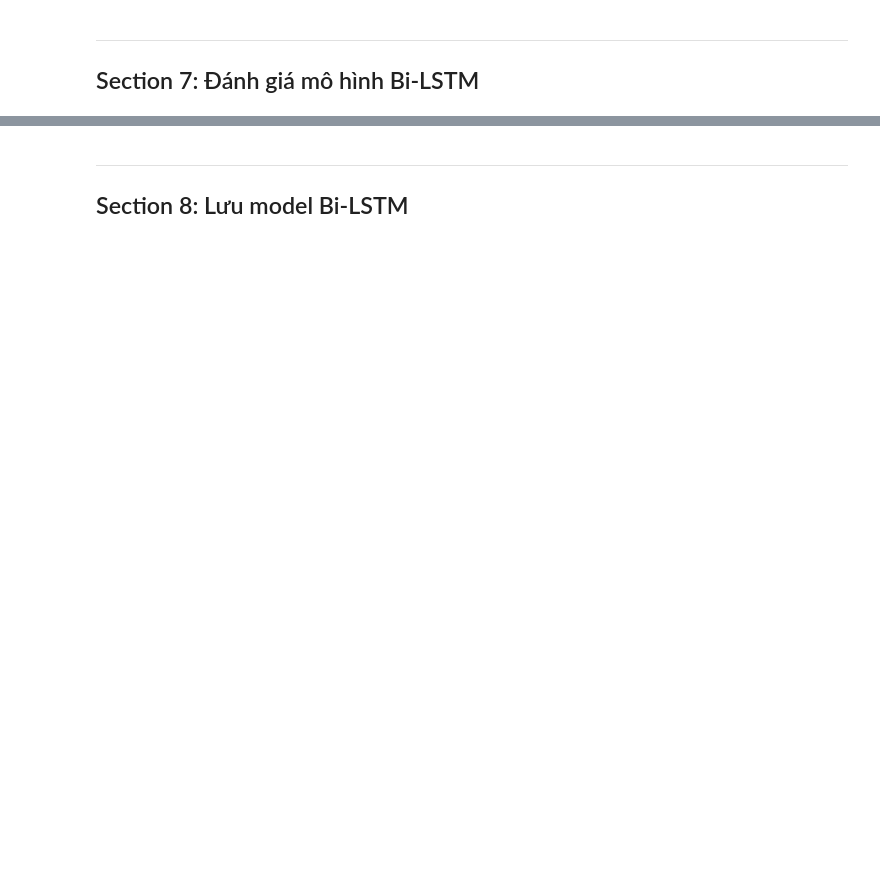
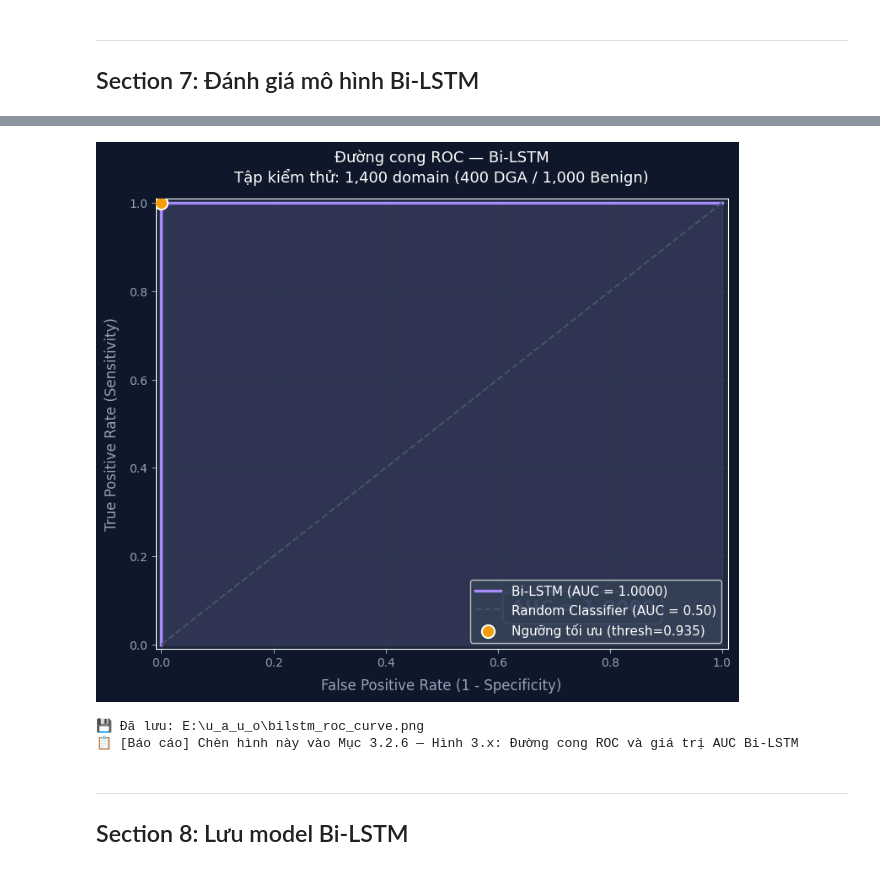
Before and after one commit to khaihuynh2409/u_a_u_o, a Jupyter notebook: train_models.ipynb, the cells around one changed output, grey strips where cells are left out. Drawn from its saved outputs; the diff is of its cells as text; code cells hidden in the pictures; blank space fills up the shorter version.

```diff
--- a/train_models.ipynb
+++ b/train_models.ipynb
@@ -1070,7 +1234,13 @@ else:
         Dense(1, activation='sigmoid', name='output'),
     ])
 
-    bilstm_model.compile(optimizer='adam', loss='binary_crossentropy', metrics=['accuracy'])
+    from tensorflow.keras.optimizers import Adam
+    bilstm_model.compile(
+        optimizer=Adam(learning_rate=0.001),
+        loss='binary_crossentropy',
+        metrics=['accuracy']
+    )
+    bilstm_model.build(input_shape=(None, MAX_LEN))  # Keras 3.x: build trước count_params
     bilstm_model.summary()
     print(f'\n📊 Tổng tham số: {bilstm_model.count_params():,}')
     print(f'📋 [Báo cáo Bảng 3.5] — Số tham số thực tế = {bilstm_model.count_params():,}')
@@ -1183,3 +1419,73 @@ if TF_AVAILABLE:
+# %%
+# ============================================================
+# 7.2b — Đường cong ROC Bi-LSTM (Hình 3.x cho báo cáo)
+# ============================================================
+if TF_AVAILABLE:
+    from sklearn.metrics import roc_curve, roc_auc_score
+
+    _proba = y_dga_pred_proba.flatten()
+    auc_dga = roc_auc_score(y_dga_test, _proba)
+    fpr_d, tpr_d, thresh_d = roc_curve(y_dga_test, _proba)
+
+    fig, ax = plt.subplots(figsize=(8, 7))
+    fig.patch.set_facecolor('#0f172a')
+    ax.set_facecolor('#1e293b')
+
+    # --- Đường ROC chính ---
+    ax.plot(fpr_d, tpr_d, color='#a78bfa', linewidth=2.5,
+            label=f'Bi-LSTM (AUC = {auc_dga:.4f})')
+
+    # --- Đường tham chiếu ngẫu nhiên ---
+    ax.plot([0, 1], [0, 1], color='#475569', linewidth=1.5,
+            linestyle='--', label='Random Classifier (AUC = 0.50)')
+
+    # --- Tô màu vùng dưới đường ROC ---
+    ax.fill_between(fpr_d, tpr_d, alpha=0.12, color='#a78bfa')
+
+    # --- Đánh dấu điểm ngưỡng tối ưu (Youden J) ---
+    j_d = tpr_d - fpr_d
+    best_d = j_d.argmax()
+    ax.scatter(fpr_d[best_d], tpr_d[best_d], s=120, zorder=5,
+               color=WARNING, edgecolors='white', linewidths=1.5,
+               label=f'Ngưỡng tối ưu (thresh={thresh_d[best_d]:.3f})')
+
+    # --- Nhãn trục và tiêu đề ---
+    ax.set_xlabel('False Positive Rate (1 - Specificity)',
+                  color='#94a3b8', fontsize=12, labelpad=8)
+    ax.set_ylabel('True Positive Rate (Sensitivity)',
+                  color='#94a3b8', fontsize=12, labelpad=8)
+    ax.set_title(
+        f'Đường cong ROC — Bi-LSTM\n'
+        f'Tập kiểm thử: {len(y_dga_test):,} domain '
+        f'({int(y_dga_test.sum()):,} DGA / {int((y_dga_test==0).sum()):,} Benign)',
+        color='white', fontsize=13, pad=14
+    )
+
+    # --- Chú thích và lưới ---
+    ax.legend(facecolor='#334155', labelcolor='white', fontsize=11,
+              framealpha=0.9, loc='lower right')
+    ax.tick_params(colors='#94a3b8')
+    ax.set_xlim(-0.01, 1.01); ax.set_ylim(-0.01, 1.01)
+    ax.grid(True, color='#334155', linewidth=0.6, alpha=0.7)
+
+    # --- Annotation AUC ---
+    ax.text(0.62, 0.08,
+            f'AUC = {auc_dga:.4f}',
+            transform=ax.transAxes,
+            fontsize=16, fontweight='bold', color='#a78bfa',
+            bbox=dict(boxstyle='round,pad=0.4', facecolor='#1e293b',
+                      edgecolor='#a78bfa', linewidth=1.5))
+
+    plt.tight_layout(pad=2.0)
+    save_path = PROJECT_ROOT / 'bilstm_roc_curve.png'
+    plt.savefig(save_path, dpi=150, bbox_inches='tight', facecolor='#0f172a')
+    plt.show()
+    print(f'\n💾 Đã lưu: {save_path}')
+    print('📋 [Báo cáo] Chèn hình này vào Mục 3.2.6 — Hình 3.x: Đường cong ROC và giá trị AUC Bi-LSTM')
+# %% [output]
+[figure, added]
+💾 Đã lưu: E:\u_a_u_o\bilstm_roc_curve.png
+📋 [Báo cáo] Chèn hình này vào Mục 3.2.6 — Hình 3.x: Đường cong ROC và giá trị AUC Bi-LSTM
 # %% [markdown]
 ---
 ## Section 8: Lưu model Bi-LSTM
```
Also changed, not shown: parts of 20 cells of this notebook, 30 other files.
